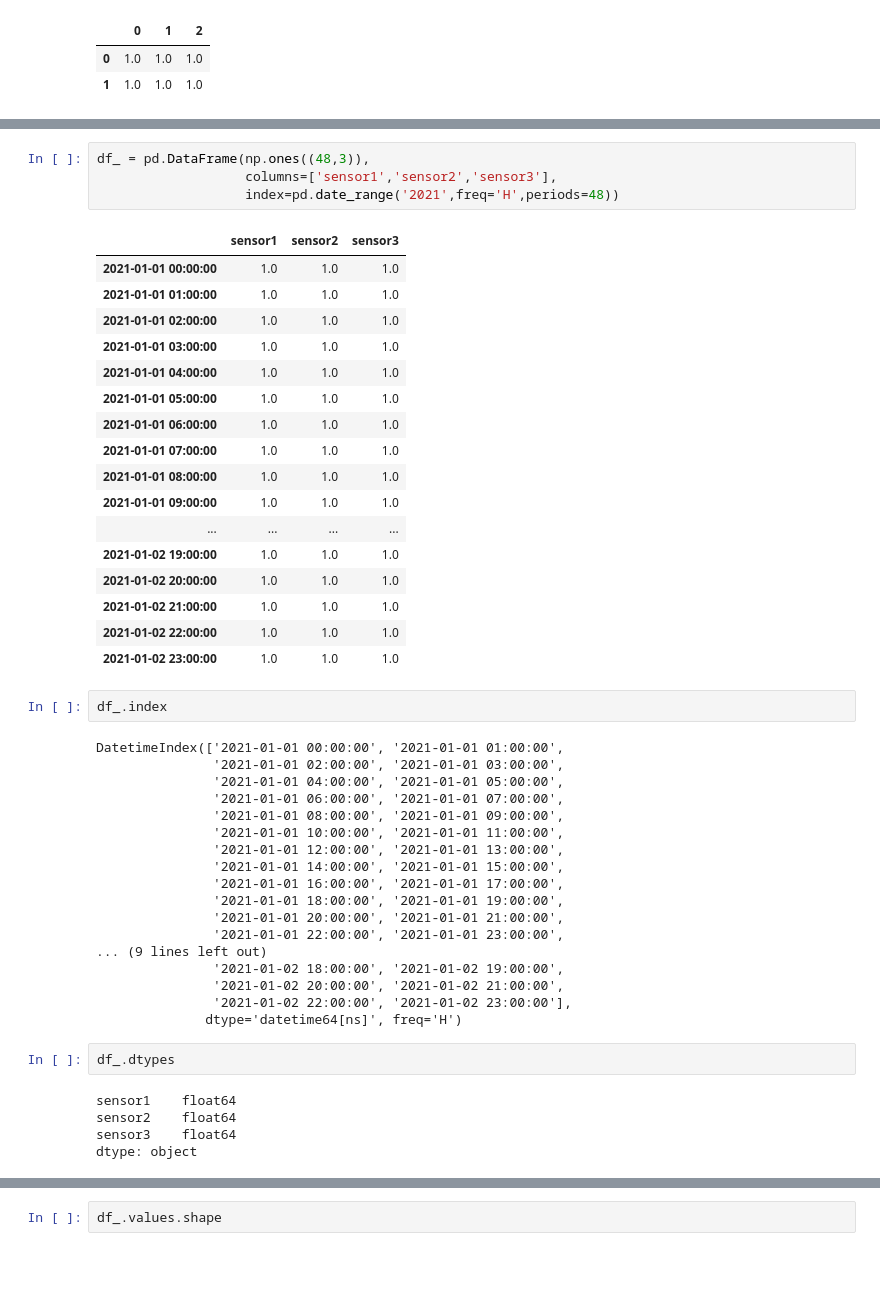
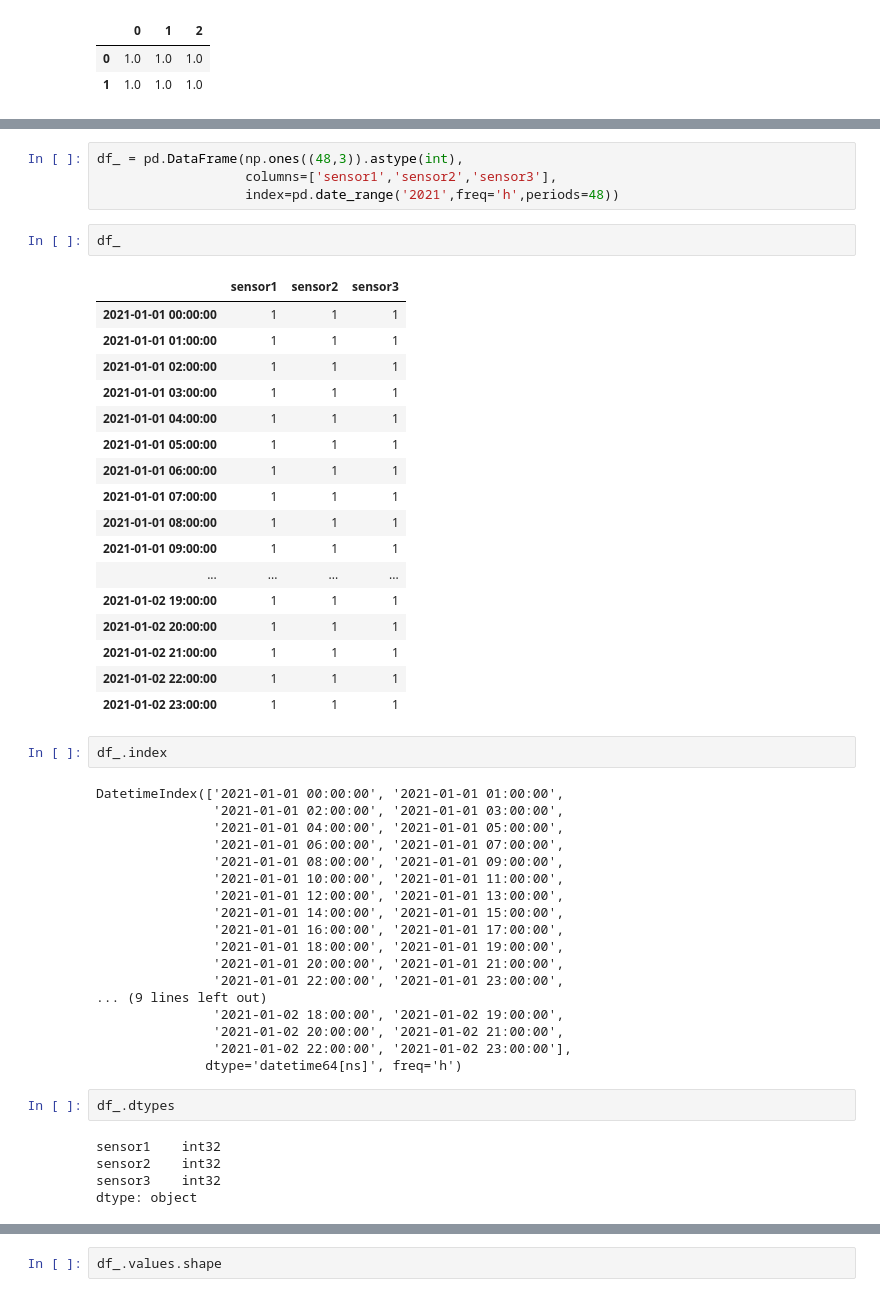
Before and after one commit to gjohnen1/Wassermengenwirtschaft_und_Klimawandel, a Jupyter notebook: Inhalt/_build/html/_sources/Notebooks/Einleitung/Einfuehrung_Datenimport.ipynb, the cells around one changed output, grey strips where cells are left out. Drawn from its saved outputs; the diff is of its cells as text; blank space fills up the shorter version.

```diff
--- a/Inhalt/_build/html/_sources/Notebooks/Einleitung/Einfuehrung_Datenimport.ipynb
+++ b/Inhalt/_build/html/_sources/Notebooks/Einleitung/Einfuehrung_Datenimport.ipynb
@@ -201,25 +260,27 @@ pd.DataFrame(np.ones((2,3)))
 # %%
-df_ = pd.DataFrame(np.ones((48,3)),
+df_ = pd.DataFrame(np.ones((48,3)).astype(int),
                    columns=['sensor1','sensor2','sensor3'],
-                   index=pd.date_range('2021',freq='H',periods=48))
+                   index=pd.date_range('2021',freq='h',periods=48))
-# %% [output]
-|  | sensor1 | sensor2 | sensor3 |
-| 2021-01-01 00:00:00 | 1.0 | 1.0 | 1.0 |
-| 2021-01-01 01:00:00 | 1.0 | 1.0 | 1.0 |
-| 2021-01-01 02:00:00 | 1.0 | 1.0 | 1.0 |
-| 2021-01-01 03:00:00 | 1.0 | 1.0 | 1.0 |
-| 2021-01-01 04:00:00 | 1.0 | 1.0 | 1.0 |
-| 2021-01-01 05:00:00 | 1.0 | 1.0 | 1.0 |
-| 2021-01-01 06:00:00 | 1.0 | 1.0 | 1.0 |
-| 2021-01-01 07:00:00 | 1.0 | 1.0 | 1.0 |
-| 2021-01-01 08:00:00 | 1.0 | 1.0 | 1.0 |
-| 2021-01-01 09:00:00 | 1.0 | 1.0 | 1.0 |
-| ... | ... | ... | ... |
-| 2021-01-02 19:00:00 | 1.0 | 1.0 | 1.0 |
-| 2021-01-02 20:00:00 | 1.0 | 1.0 | 1.0 |
-| 2021-01-02 21:00:00 | 1.0 | 1.0 | 1.0 |
-| 2021-01-02 22:00:00 | 1.0 | 1.0 | 1.0 |
-| 2021-01-02 23:00:00 | 1.0 | 1.0 | 1.0 |
+# %%
+df_
+# %% [output]
+|  | sensor1 | sensor2 | sensor3 |
+| 2021-01-01 00:00:00 | 1 | 1 | 1 |
+| 2021-01-01 01:00:00 | 1 | 1 | 1 |
+| 2021-01-01 02:00:00 | 1 | 1 | 1 |
+| 2021-01-01 03:00:00 | 1 | 1 | 1 |
+| 2021-01-01 04:00:00 | 1 | 1 | 1 |
+| 2021-01-01 05:00:00 | 1 | 1 | 1 |
+| 2021-01-01 06:00:00 | 1 | 1 | 1 |
+| 2021-01-01 07:00:00 | 1 | 1 | 1 |
+| 2021-01-01 08:00:00 | 1 | 1 | 1 |
+| 2021-01-01 09:00:00 | 1 | 1 | 1 |
+| ... | ... | ... | ... |
+| 2021-01-02 19:00:00 | 1 | 1 | 1 |
+| 2021-01-02 20:00:00 | 1 | 1 | 1 |
+| 2021-01-02 21:00:00 | 1 | 1 | 1 |
+| 2021-01-02 22:00:00 | 1 | 1 | 1 |
+| 2021-01-02 23:00:00 | 1 | 1 | 1 |
 # %%
 df_.index
 # %% [output]
@@ -239,13 +300,13 @@ DatetimeIndex(['2021-01-01 00:00:00', '2021-01-01 01:00:00',
                '2021-01-02 18:00:00', '2021-01-02 19:00:00',
                '2021-01-02 20:00:00', '2021-01-02 21:00:00',
                '2021-01-02 22:00:00', '2021-01-02 23:00:00'],
-              dtype='datetime64[ns]', freq='H')
+              dtype='datetime64[ns]', freq='h')
 # %%
 df_.dtypes
 # %% [output]
-sensor1    float64
-sensor2    float64
-sensor3    float64
+sensor1    int32
+sensor2    int32
+sensor3    int32
 dtype: object
 # %%
 df_['sensor3']
```
Also changed, not shown: parts of 25 cells of this notebook, 52 other files.
